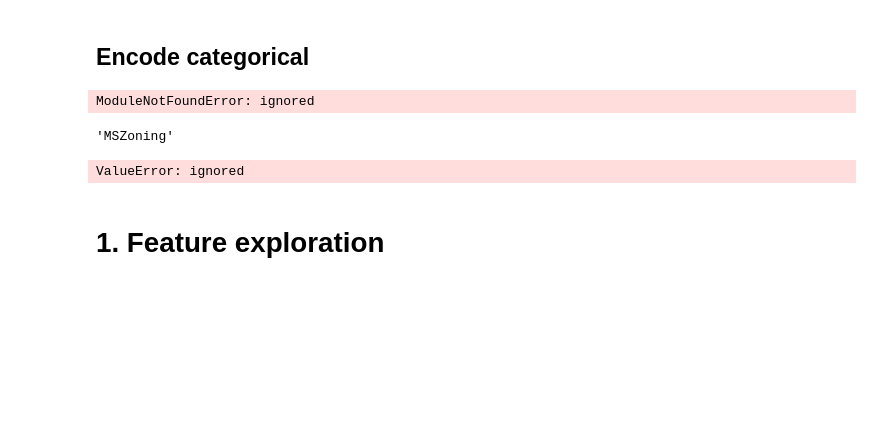
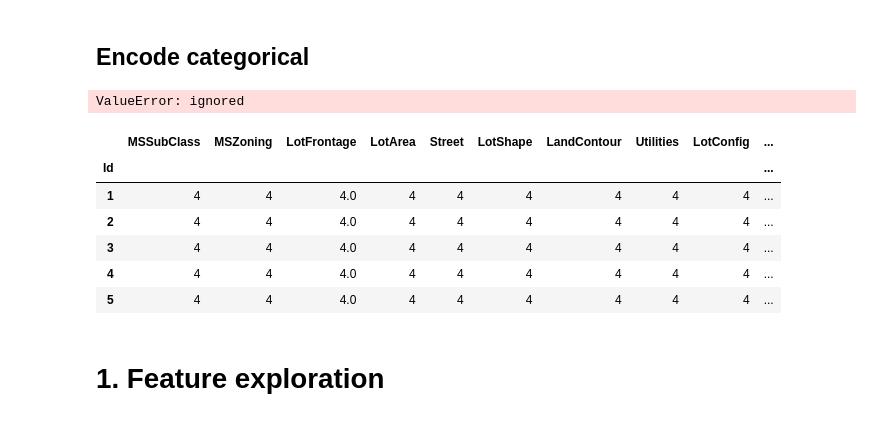
Before and after one commit to PashaIanko/Kaggle.HousePrices, a Jupyter notebook: House_Prices.ipynb, the cells around one changed output. Cells and saved outputs as stored; diff of their text form; code cells hidden in the pictures; blank space fills up the shorter version.

```diff
--- a/House_Prices.ipynb
+++ b/House_Prices.ipynb
@@ -474,7 +486,6 @@ plot(cat_features[11])
 # %% [markdown]
 ## **Encode categorical**
 # %%
-import category_encoders as ce
 def get_order(feature):
     # Impose order depending on the median price
     subset = train[[feature, 'SalePrice']]
@@ -485,21 +496,29 @@ def prepare_labels(ordered_features):
     return {k: ordered_features.index(k) + 1 for k in ordered_features}
     #return [[f, ordered_features.index(f) + 1] for f in ordered_features]
 
-#for feature in cat_features:
-#    order = get_order(feature)
+class CatEncoder(Transformer):
+    def __init__(self):
+        super().__init__()
 
-enc = OrdinalEncoder()
-f = get_order(cat_features[0])
-labels = prepare_labels(f)
-labels
-#enc.fit(labels)
+    def transform(df, col, dictionary):
+        # dict with cat_feature_name: new_value
+        for name, new_val in dictionary.items():
+            df[col].mask(df == name, new_val)  # loc[(df[col] == name)] = new_val
+
+for feature in cat_features[0:2]:
+    order = get_order(feature)  # median ascending order
+    labels = prepare_labels(f)
+
+    CatEncoder.transform(train, feature, labels)
 # %% [output]
-ModuleNotFoundError: ignored
+ValueError: ignored
-# %%
-cat_features[0]
-# %% [output]
-'MSZoning'
-# %%
-enc.transform(train['MSZoning'])
-# %% [output]
-ValueError: ignored
+# %%
+train.head()
+# %% [output]
+|  | MSSubClass | MSZoning | LotFrontage | LotArea | Street | LotShape | LandContour | Utilities | LotConfig | ... |
+| Id |  |  |  |  |  |  |  |  |  | ... |
+| 1 | 4 | 4 | 4.0 | 4 | 4 | 4 | 4 | 4 | 4 | ... |
+| 2 | 4 | 4 | 4.0 | 4 | 4 | 4 | 4 | 4 | 4 | ... |
+| 3 | 4 | 4 | 4.0 | 4 | 4 | 4 | 4 | 4 | 4 | ... |
+| 4 | 4 | 4 | 4.0 | 4 | 4 | 4 | 4 | 4 | 4 | ... |
+| 5 | 4 | 4 | 4.0 | 4 | 4 | 4 | 4 | 4 | 4 | ... |
```
Also changed, not shown: parts of 29 cells of this notebook.
